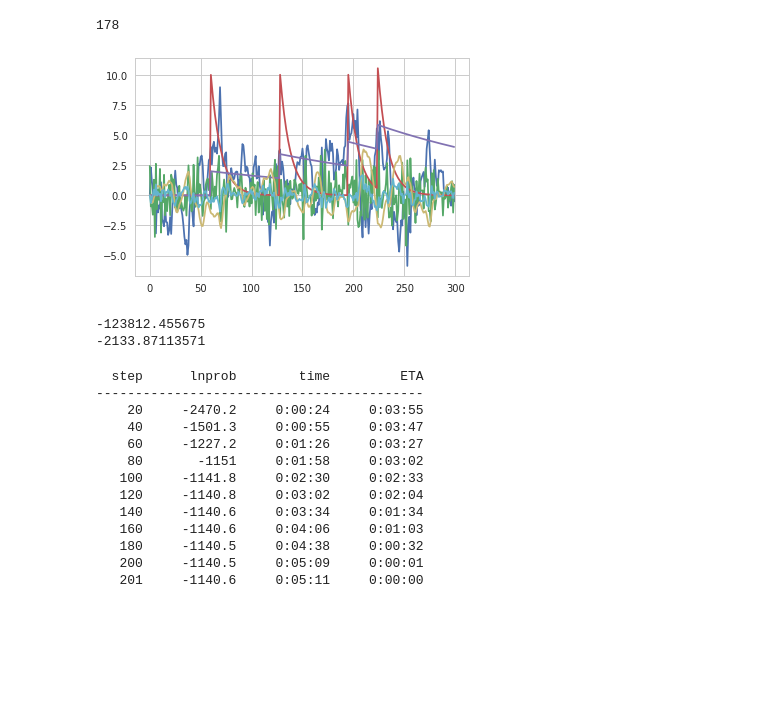
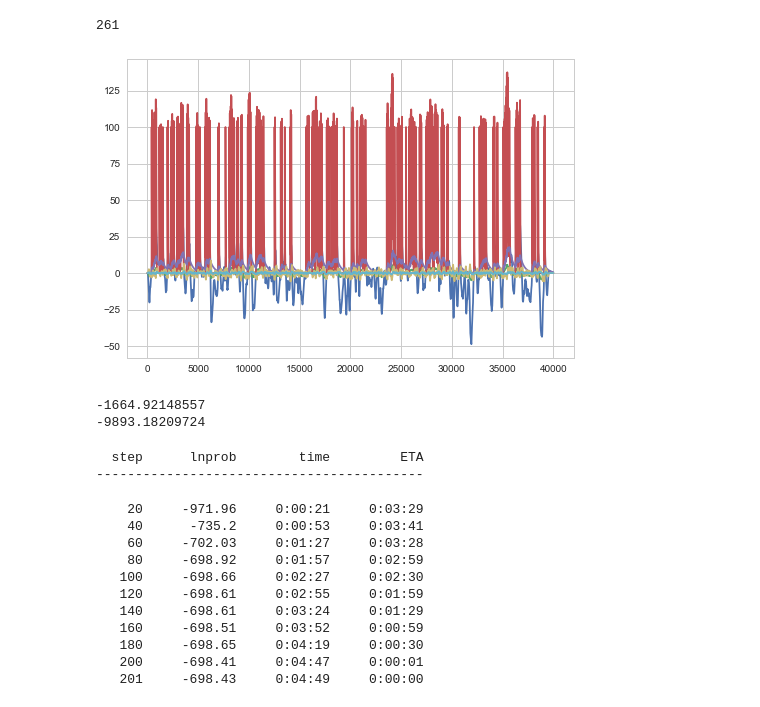
Before and after one commit to melizalab/dstrf, a Jupyter notebook: mat/matmat.ipynb, the cells around one changed output. Saved outputs shown, nothing was run; the diff lists cells and outputs as text; code cells hidden in the pictures; blank space fills up the shorter version.

```diff
--- a/mat/matmat.ipynb
+++ b/mat/matmat.ipynb
@@ -15,48 +11,65 @@ import seaborn as sns           # data visualization package
 sns.set_style("whitegrid")
 # %%
 # model parameters
-matparams = np.asarray([10, 2, -0.3, 7, 15, 10, 10, 200, 5, 2], dtype='d')
+matparams = np.asarray([100, 2, -0.3, 7, 15, 10, 10, 200, 5, 2], dtype='d')
+# these parameters should be slightly better but produce same output
+# matparams = np.asarray([9.27063294,   1.77843253,  -0.29152392,   6.26916095,  13.37407994,
+#                        10, 10, 200, 5, 2], dtype='d')
 matstate = np.zeros(6, dtype='d')
-model_dt = 1.0
+model_dt = 0.5
 
 # data parameters
 duration = 20000
-n_assim = 2
-n_test = 2
+n_samples = int(duration / model_dt)
+n_assim = 3
+n_test = 0
 
 # assimilation parameters
-nthreads = 8
+nthreads = 6
 nwalkers = 1000
 nsteps = 200
-nparams = 4
-matparams_f = matparams[:nparams]
+nparams = [0,1,2,3,4,5,6,7]
+matparams_f = matparams[nparams]
+# %%
+# convolution - simple alpha kernel
+from scipy.signal import resample
+stim_dt = 10.0
+tau = 50
+tt = np.arange(0, 600, stim_dt)
+k1 = tt / tau * np.exp(-tt / tau)
+
+# this is slow, but should work as proof of principle
+def filter_stimulus(S, k1):
+    return resample(np.convolve(S, k1, mode="same"), n_samples)
 # %%
 # generate data to fit
 np.random.seed(1)
 matmodel.random_seed(1)
 data = []
-I = np.random.randn(duration)
+S = np.random.randn(int(n_samples / (stim_dt / model_dt)))
+I = filter_stimulus(S, k1)
+#I = np.random.randn(n_samples)
 for i in range(n_assim + n_test):
     states, spikes = matmodel.predict(matstate, matparams, I, model_dt, stochastic=True)
-    z = np.zeros(duration, dtype='i')
-    z[spikes] = 1
-    d = {"I_stim": I * 1.5,
+    z = matmodel.spike_array(spikes, n_samples)
+    d = {"I_stim": I,
          "duration": duration,
          "states": states,
          "spike_t": np.asarray(spikes),
          "spike_v": z,
-         "lci": matmodel.log_intensity(states[:,(0,3,4)], states[:,(1,2)], matparams)}
+         "lci": matmodel.log_intensity(matstate, matparams, I, z, model_dt)
+         }
     data.append(d)
 
 # split into assimilation and test sets
 assim_data = data[:n_assim]
 test_data = data[n_assim:]
 # %%
-plt.plot(data[0]["states"][:300])
+plt.plot(data[0]["states"])
 len(data[0]["spike_t"])
 # %% [output]
-178
+261
-[figure, old version]
+[figure, new version]
 # %%
 # estimate parameters using emcee
 from neurofit import priors, costs, utils, startpos
@@ -96,32 +111,32 @@ def lnpost_dyn(theta):
 # theoretically this is as good as it can get
 print(lnpost_dyn(matparams_f))
 # and this is our initial state
-startparams = np.asarray([[-50,-5,-5,0],[200,10,5,20]]).T
+startparams = np.asarray([[-50,-5,-5,0,5,5,5,100],[200,10,5,20,20,20,20,300]]).T
 p0 = startpos.uniform_independent(nwalkers, startparams[:,0], startparams[:,1])
 print(lnpost_dyn(np.median(p0, 0)))
 # %% [output]
--123812.455675
--2133.87113571
+-1664.92148557
+-9893.18209724
 # %%
 sampler = emcee.EnsembleSampler(nwalkers, matparams_f.size, lnpost_dyn, threads=nthreads)
 tracker = utils.convergence_tracker(nsteps, nsteps/10)
 
-for pos, prob, _ in tracker(sampler.sample(p0, iterations=nsteps, storechain=True)):
+for pos, prob, _ in tracker(sampler.sample(p0, iterations=nsteps, storechain=False)):
     continue
 # %% [output]
   step      lnprob        time         ETA
 ------------------------------------------
-    20     -2470.2     0:00:24     0:03:55
-    40     -1501.3     0:00:55     0:03:47
-    60     -1227.2     0:01:26     0:03:27
-    80       -1151     0:01:58     0:03:02
-   100     -1141.8     0:02:30     0:02:33
-   120     -1140.8     0:03:02     0:02:04
-   140     -1140.6     0:03:34     0:01:34
-   160     -1140.6     0:04:06     0:01:03
-   180     -1140.5     0:04:38     0:00:32
-   200     -1140.5     0:05:09     0:00:01
-   201     -1140.6     0:05:11     0:00:00
+    20     -971.96     0:00:21     0:03:29
+    40      -735.2     0:00:53     0:03:41
+    60     -702.03     0:01:27     0:03:28
+    80     -698.92     0:01:57     0:02:59
+   100     -698.66     0:02:27     0:02:30
+   120     -698.61     0:02:55     0:01:59
+   140     -698.61     0:03:24     0:01:29
+   160     -698.51     0:03:52     0:00:59
+   180     -698.65     0:04:19     0:00:30
+   200     -698.41     0:04:47     0:00:01
+   201     -698.43     0:04:49     0:00:00
 # %%
 from corner import corner
 sns.set_style("whitegrid")
```
Also changed, not shown: parts of 7 cells of this notebook, 2 other files.
